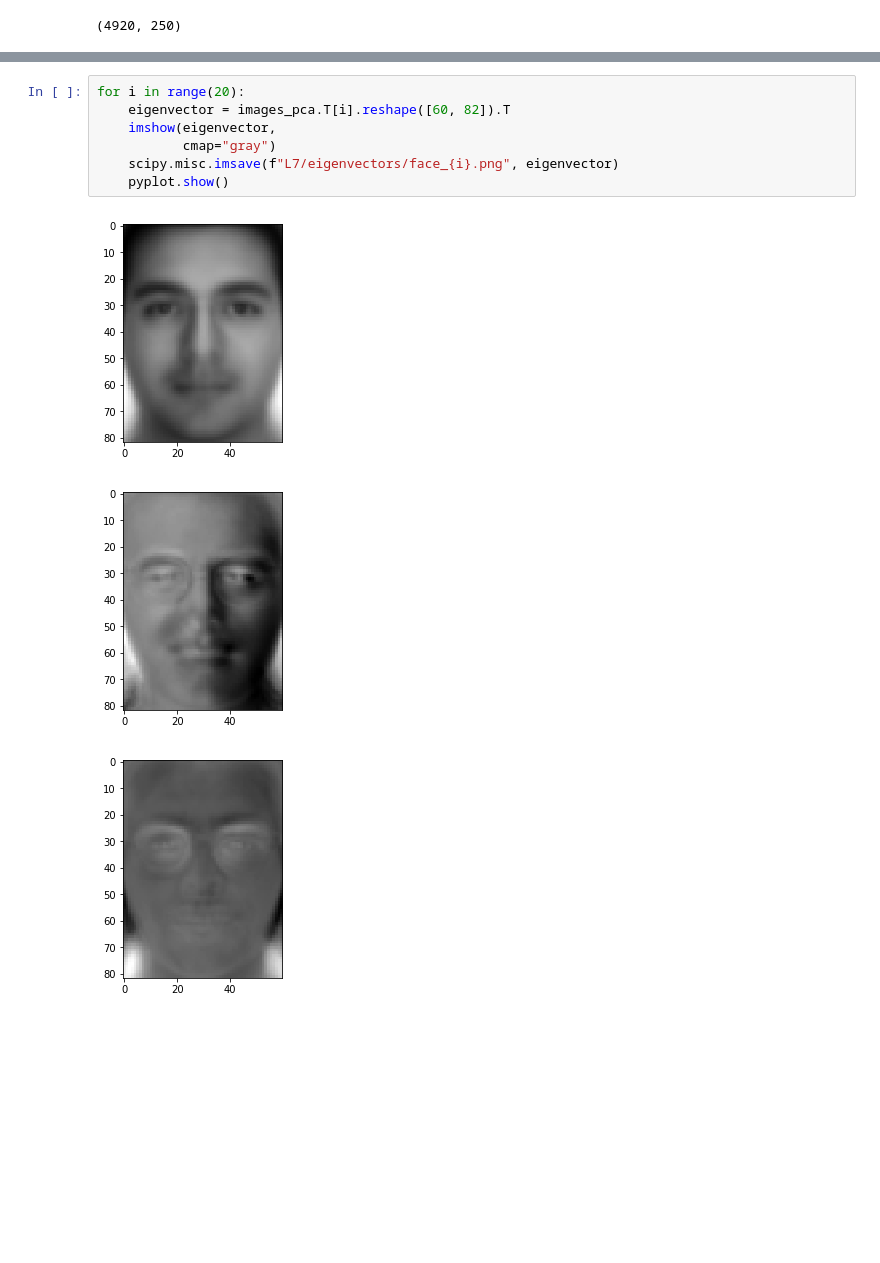
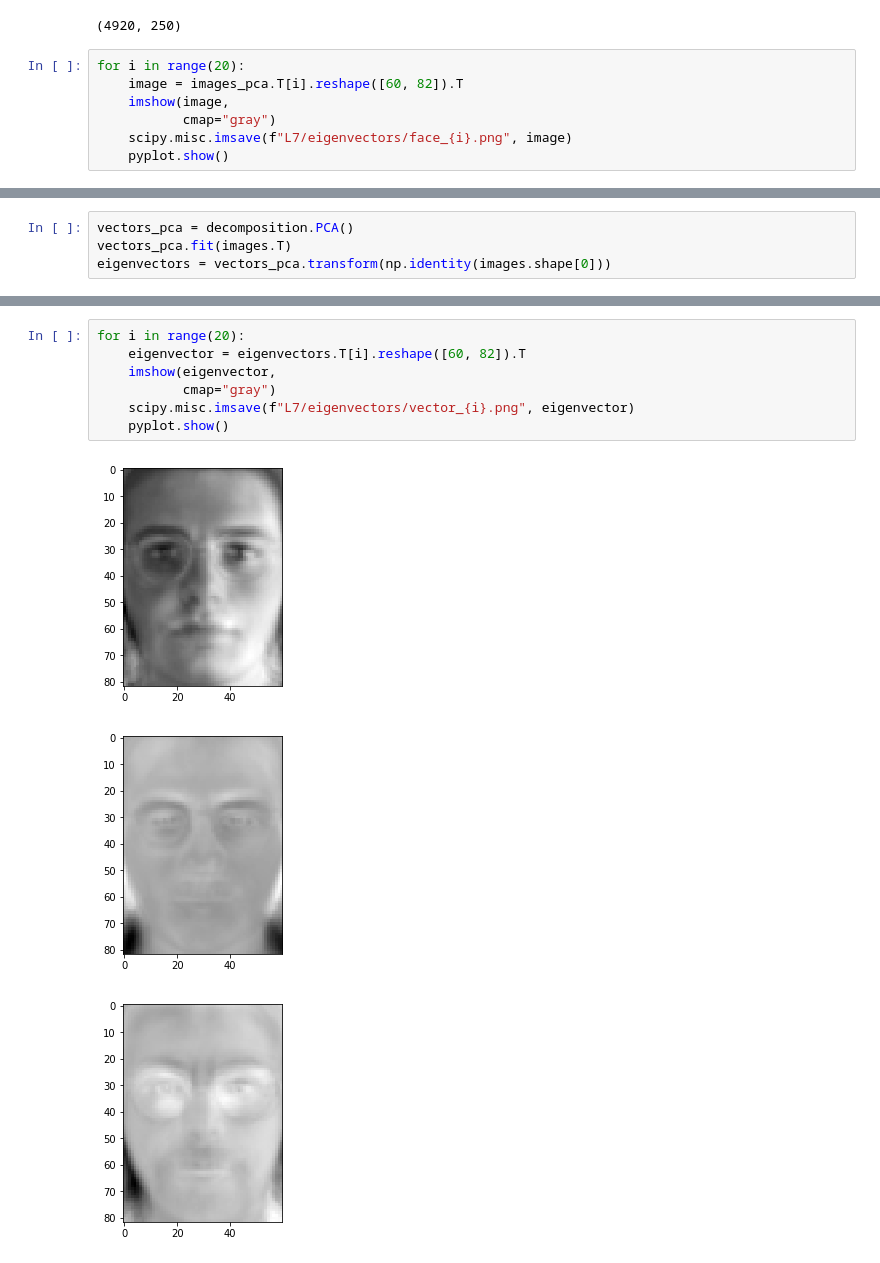
Before and after one commit to lukaszarczynski/data_mining, a Jupyter notebook: L7/zad3.ipynb, the cells around one changed output, grey strips where cells are left out. Cells and saved outputs as stored; diff of their text form; blank space fills up the shorter version.

Commit message:
Eigenvectors fix

```diff
--- a/L7/zad3.ipynb
+++ b/L7/zad3.ipynb
@@ -85,3 +86,10 @@ images_pca = decomposition.PCA().fit_transform(images)
 print(images_pca.shape)
 # %% [output]
 (4920, 250)
+# %%
+for i in range(20):
+    image = images_pca.T[i].reshape([60, 82]).T
+    imshow(image,
+           cmap="gray")
+    scipy.misc.imsave(f"L7/eigenvectors/face_{i}.png", image)
+    pyplot.show()
@@ -87,0 +110,4 @@ print(images_pca.shape)
+# %%
+vectors_pca = decomposition.PCA()
+vectors_pca.fit(images.T)
+eigenvectors = vectors_pca.transform(np.identity(images.shape[0]))
@@ -88,11 +132,11 @@ print(images_pca.shape)
 # %%
 for i in range(20):
-    eigenvector = images_pca.T[i].reshape([60, 82]).T
+    eigenvector = eigenvectors.T[i].reshape([60, 82]).T
     imshow(eigenvector,
            cmap="gray")
-    scipy.misc.imsave(f"L7/eigenvectors/face_{i}.png", eigenvector)
+    scipy.misc.imsave(f"L7/eigenvectors/vector_{i}.png", eigenvector)
     pyplot.show()
 # %% [output]
-[figure, old version]
+[figure, new version]
-[figure, old version]
+[figure, new version]
-[figure, old version]
+[figure, new version]
```
Also changed, not shown: parts of 4 cells of this notebook, 2 other files.
